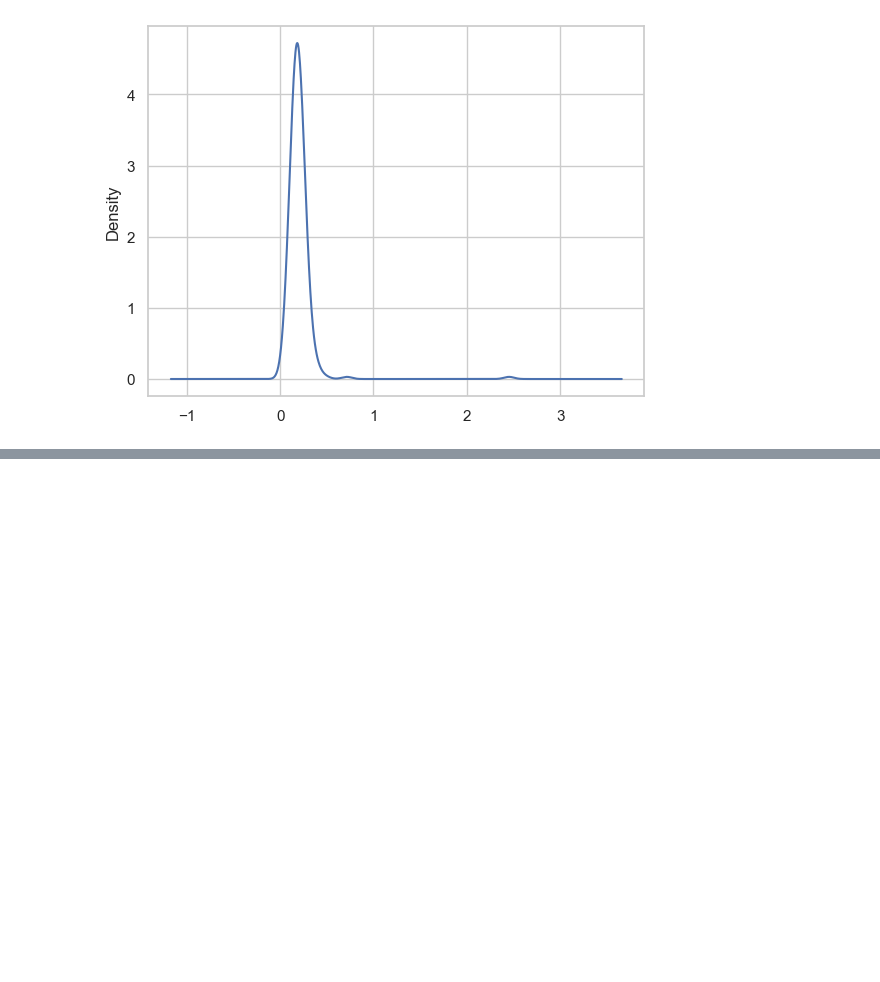
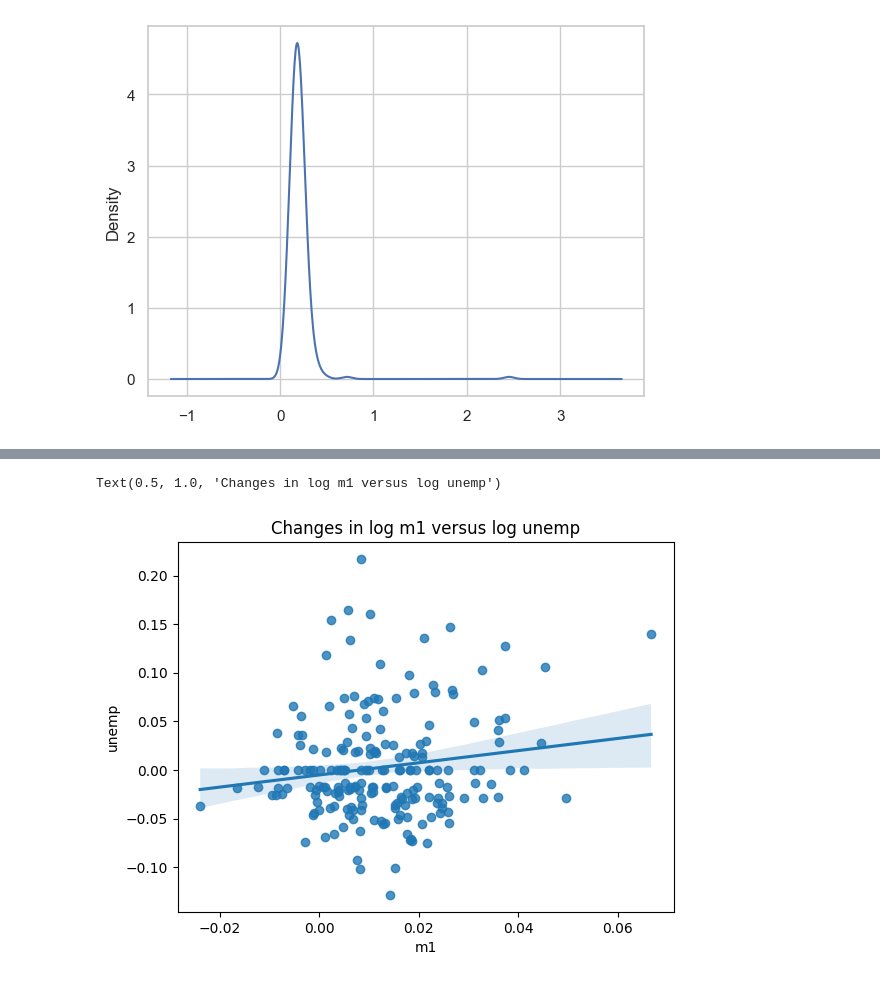
Before and after one commit to tker-78/visualization-training, a Jupyter notebook: notebook/matplotlib.ipynb, the cells around one changed output, grey strips where cells are left out. Cells and saved outputs as stored; diff of their text form; code cells hidden in the pictures; blank space fills up the shorter version.

```diff
--- a/notebook/matplotlib.ipynb
+++ b/notebook/matplotlib.ipynb
@@ -304,0 +310,2 @@ tips["tip_pct"].plot.density()
+# %%
+macro = pd.read_csv("../pydata-book/examples/macrodata.csv")
@@ -304,0 +328,4 @@ tips["tip_pct"].plot.density()
+# %%
+data = macro[["cpi", "m1", "tbilrate", "unemp"]]
+# %%
+trans_data = np.log(data).diff().dropna()
@@ -304,0 +351,6 @@ tips["tip_pct"].plot.density()
+# %%
+sns.regplot(trans_data, x="m1", y="unemp")
+plt.title("Changes in log {} versus log {}".format("m1", "unemp"))
+# %% [output]
+Text(0.5, 1.0, 'Changes in log m1 versus log unemp')
+[figure, added]
```
Also changed, not shown: parts of 5 cells of this notebook.
